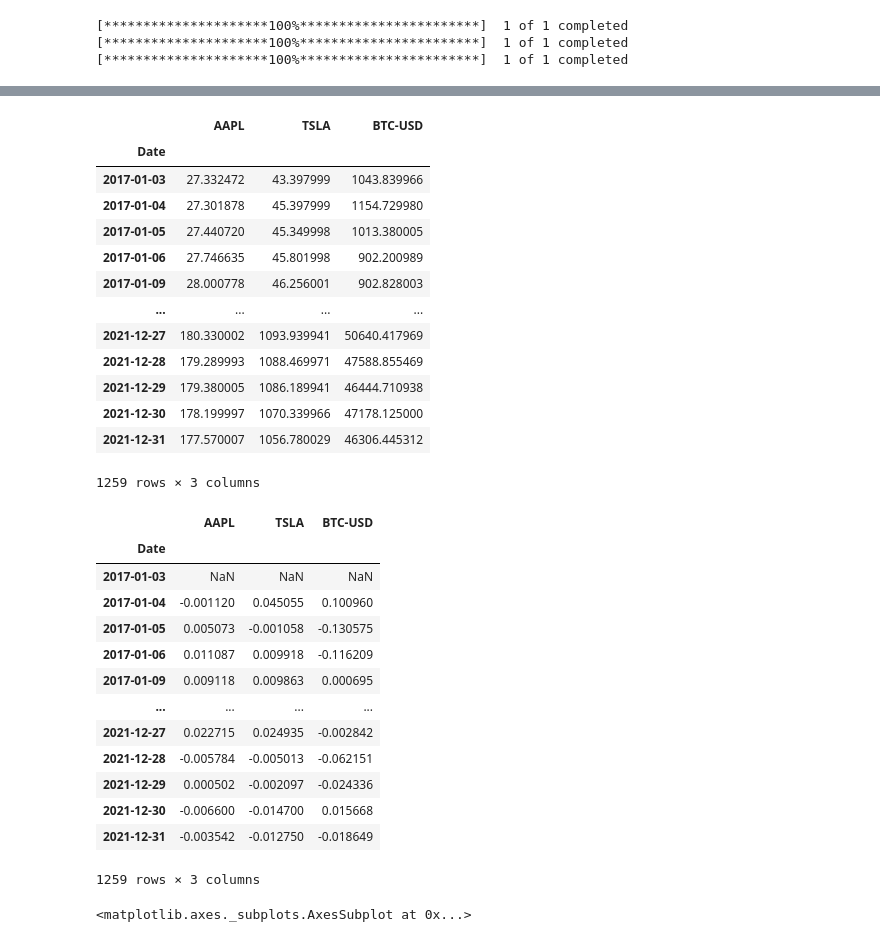
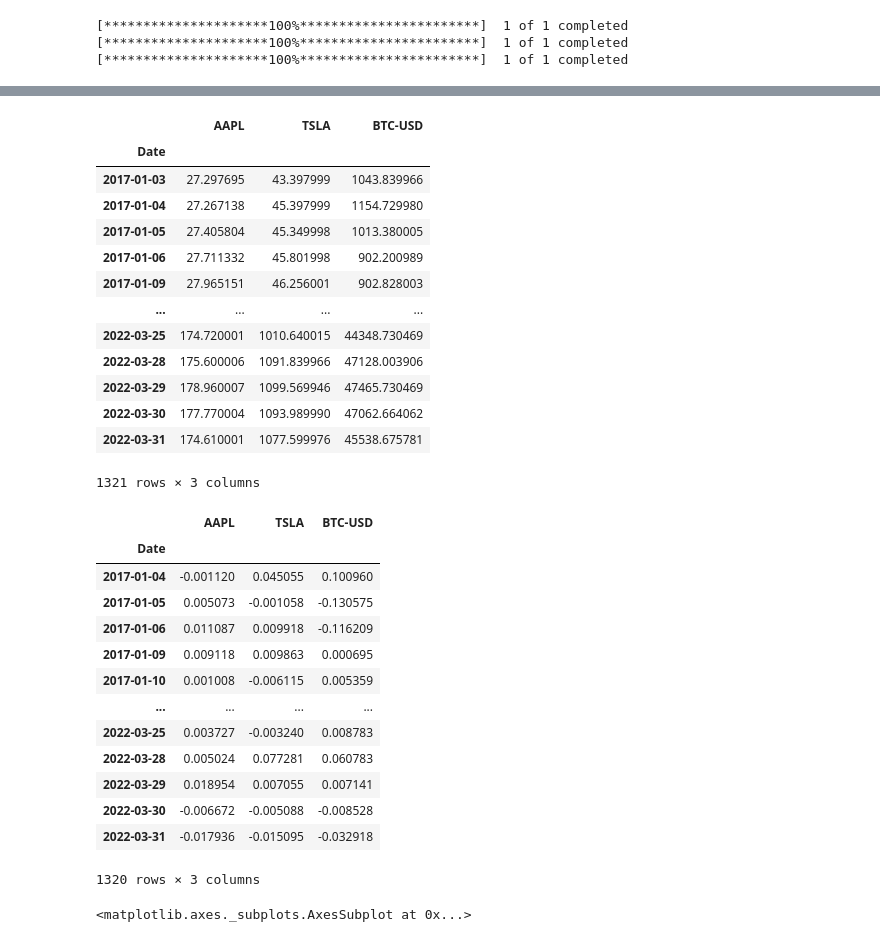
Before and after one commit to Wenbo-Git/Finance, a Jupyter notebook: Portfolio Management/Portfolio Optimization/Portfolio Optimization.ipynb, the cells around one changed output, grey strips where cells are left out. Cells and saved outputs as stored; diff of their text form; code cells hidden in the pictures.

```diff
--- a/Portfolio Management/Portfolio Optimization/Portfolio Optimization.ipynb
+++ b/Portfolio Management/Portfolio Optimization/Portfolio Optimization.ipynb
@@ -10,7 +10,7 @@ import scipy.stats as stats
 yf.pdr_override()
 
 start = datetime.strptime('2017-01-01', '%Y-%m-%d')
-end = datetime.strptime('2022-01-03', '%Y-%m-%d')
+end = datetime.strptime('2022-04-01', '%Y-%m-%d')
 
 apple = pdr.DataReader('AAPL', start, end , data_source='yahoo')['Adj Close']
 tesla = pdr.DataReader('TSLA', start, end , data_source='yahoo')['Adj Close']
@@ -45,36 +42,36 @@ data
 # %% [output]
 |  | AAPL | TSLA | BTC-USD |
 | Date |  |  |  |
-| 2017-01-03 | 27.332472 | 43.397999 | 1043.839966 |
-| 2017-01-04 | 27.301878 | 45.397999 | 1154.729980 |
-| 2017-01-05 | 27.440720 | 45.349998 | 1013.380005 |
-| 2017-01-06 | 27.746635 | 45.801998 | 902.200989 |
-| 2017-01-09 | 28.000778 | 46.256001 | 902.828003 |
+| 2017-01-03 | 27.297695 | 43.397999 | 1043.839966 |
+| 2017-01-04 | 27.267138 | 45.397999 | 1154.729980 |
+| 2017-01-05 | 27.405804 | 45.349998 | 1013.380005 |
+| 2017-01-06 | 27.711332 | 45.801998 | 902.200989 |
+| 2017-01-09 | 27.965151 | 46.256001 | 902.828003 |
 | ... | ... | ... | ... |
-| 2021-12-27 | 180.330002 | 1093.939941 | 50640.417969 |
-| 2021-12-28 | 179.289993 | 1088.469971 | 47588.855469 |
-| 2021-12-29 | 179.380005 | 1086.189941 | 46444.710938 |
-| 2021-12-30 | 178.199997 | 1070.339966 | 47178.125000 |
-| 2021-12-31 | 177.570007 | 1056.780029 | 46306.445312 |
+| 2022-03-25 | 174.720001 | 1010.640015 | 44348.730469 |
+| 2022-03-28 | 175.600006 | 1091.839966 | 47128.003906 |
+| 2022-03-29 | 178.960007 | 1099.569946 | 47465.730469 |
+| 2022-03-30 | 177.770004 | 1093.989990 | 47062.664062 |
+| 2022-03-31 | 174.610001 | 1077.599976 | 45538.675781 |
-1259 rows × 3 columns
+1321 rows × 3 columns
 # %%
-log_rets = np.log(data/data.shift(1))
+log_rets = np.log(data/data.shift(1)).dropna()
 log_rets
 # %% [output]
 |  | AAPL | TSLA | BTC-USD |
 | Date |  |  |  |
-| 2017-01-03 | NaN | NaN | NaN |
 | 2017-01-04 | -0.001120 | 0.045055 | 0.100960 |
 | 2017-01-05 | 0.005073 | -0.001058 | -0.130575 |
 | 2017-01-06 | 0.011087 | 0.009918 | -0.116209 |
 | 2017-01-09 | 0.009118 | 0.009863 | 0.000695 |
+| 2017-01-10 | 0.001008 | -0.006115 | 0.005359 |
 | ... | ... | ... | ... |
-| 2021-12-27 | 0.022715 | 0.024935 | -0.002842 |
-| 2021-12-28 | -0.005784 | -0.005013 | -0.062151 |
-| 2021-12-29 | 0.000502 | -0.002097 | -0.024336 |
-| 2021-12-30 | -0.006600 | -0.014700 | 0.015668 |
-| 2021-12-31 | -0.003542 | -0.012750 | -0.018649 |
+| 2022-03-25 | 0.003727 | -0.003240 | 0.008783 |
+| 2022-03-28 | 0.005024 | 0.077281 | 0.060783 |
+| 2022-03-29 | 0.018954 | 0.007055 | 0.007141 |
+| 2022-03-30 | -0.006672 | -0.005088 | -0.008528 |
+| 2022-03-31 | -0.017936 | -0.015095 | -0.032918 |
-1259 rows × 3 columns
+1320 rows × 3 columns
 # %%
 log_rets["AAPL"].plot(kind = "kde")
 # %% [output]
```
Also changed, not shown: parts of 11 cells of this notebook.
